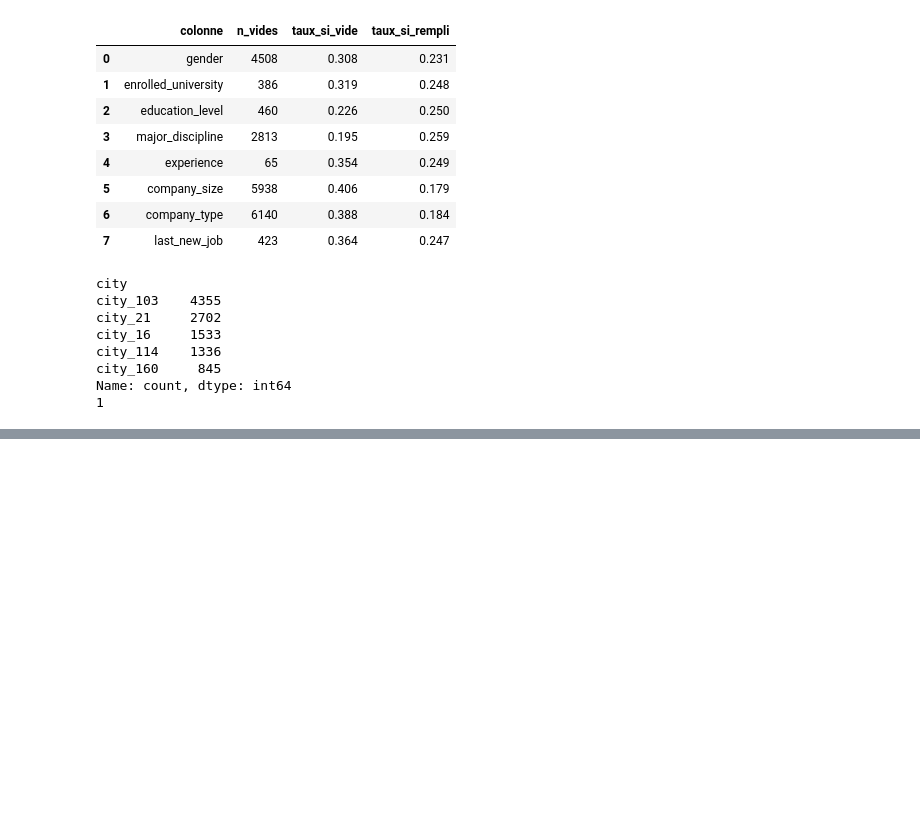
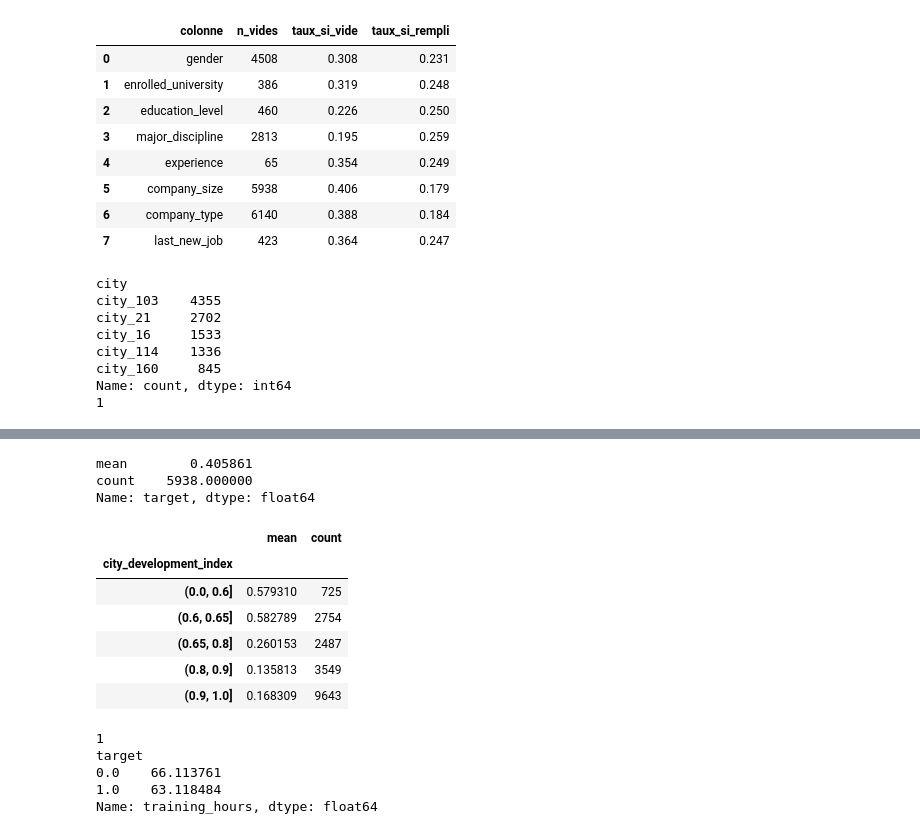
Before and after one commit to AymanBoucetta/Prediction-du-changement-demploi, a Jupyter notebook: notebooks/02_exploration.ipynb, the cells around one changed output, grey strips where cells are left out. Saved outputs shown, nothing was run; the diff lists cells and outputs as text; code cells hidden in the pictures; blank space fills up the shorter version.

```diff
--- a/notebooks/02_exploration.ipynb
+++ b/notebooks/02_exploration.ipynb
@@ -182,0 +219,32 @@ Name: count, dtype: int64
+# %%
+# Mesure le taux de changement d'emploi et l'effectif des candidats dont la taille d'entreprise est inconnue.
+vide = df["company_size"].isna()
+print(df.loc[vide, "target"].agg(["mean", "count"]))
+# %% [output]
+mean        0.405861
+count    5938.000000
+Name: target, dtype: float64
+# %%
+# Regroupe l'indice de développement en intervalles et calcule le taux de changement et l'effectif par intervalle.
+tranches = pd.cut(df["city_development_index"], bins=[0, 0.6, 0.65, 0.8, 0.9, 1.0])
+df.groupby(tranches, observed=True)["target"].agg(["mean", "count"])
+# %% [output]
+|  | mean | count |
+| city_development_index |  |  |
+| (0.0, 0.6] | 0.579310 | 725 |
+| (0.6, 0.65] | 0.582789 | 2754 |
+| (0.65, 0.8] | 0.260153 | 2487 |
+| (0.8, 0.9] | 0.135813 | 3549 |
+| (0.9, 1.0] | 0.168309 | 9643 |
+# %%
+# Chaque ville a-t-elle un seul indice de développement ?
+print(df.groupby("city")["city_development_index"].nunique().max())
+
+# Les heures de formation des deux groupes, en moyenne
+print(df.groupby("target")["training_hours"].mean())
+# %% [output]
+1
+target
+0.0    66.113761
+1.0    63.118484
+Name: training_hours, dtype: float64
```
Also changed, not shown: parts of 6 cells of this notebook.
